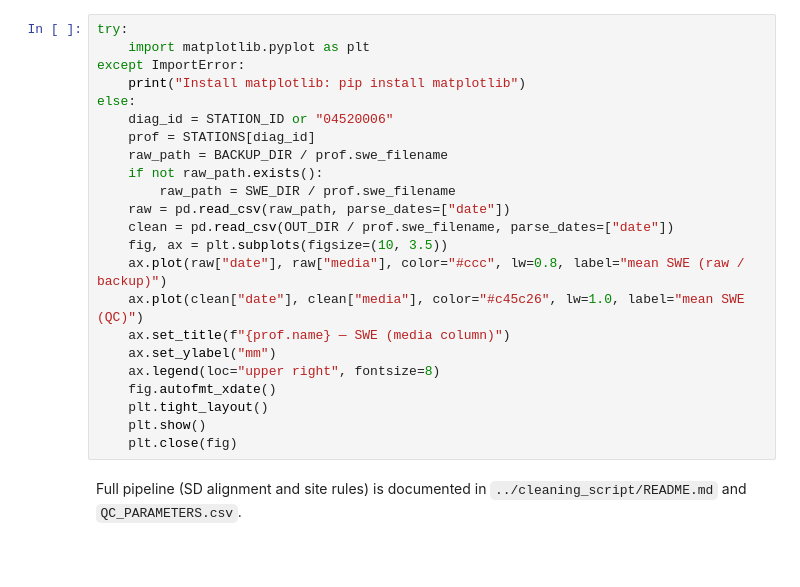
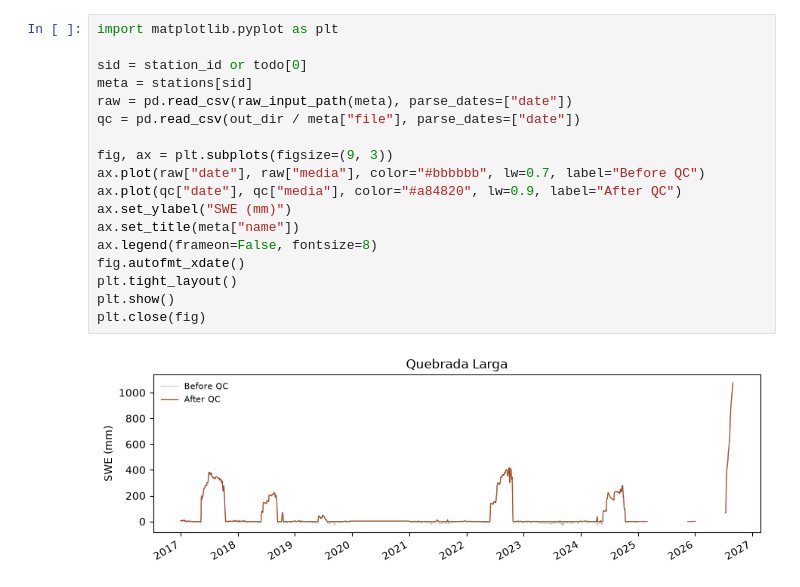
Before and after one commit to javiermedinamen-art/el-nino-2026-snow-qc, a Jupyter notebook: Snow_QC_Reproducible.ipynb, the cells around one changed output. Drawn from its saved outputs; the diff is of its cells as text; blank space fills up the shorter version.

```diff
--- a/Snow_QC_Reproducible.ipynb
+++ b/Snow_QC_Reproducible.ipynb
@@ -218,25 +182,20 @@ Optional: raw vs cleaned mean SWE (`media` column).
 # %%
-try:
-    import matplotlib.pyplot as plt
-except ImportError:
-    print("Install matplotlib: pip install matplotlib")
-else:
-    diag_id = STATION_ID or "04520006"
-    prof = STATIONS[diag_id]
-    raw_path = BACKUP_DIR / prof.swe_filename
-    if not raw_path.exists():
-        raw_path = SWE_DIR / prof.swe_filename
-    raw = pd.read_csv(raw_path, parse_dates=["date"])
-    clean = pd.read_csv(OUT_DIR / prof.swe_filename, parse_dates=["date"])
-    fig, ax = plt.subplots(figsize=(10, 3.5))
-    ax.plot(raw["date"], raw["media"], color="#ccc", lw=0.8, label="mean SWE (raw / backup)")
-    ax.plot(clean["date"], clean["media"], color="#c45c26", lw=1.0, label="mean SWE (QC)")
-    ax.set_title(f"{prof.name} — SWE (media column)")
-    ax.set_ylabel("mm")
-    ax.legend(loc="upper right", fontsize=8)
-    fig.autofmt_xdate()
-    plt.tight_layout()
-    plt.show()
-    plt.close(fig)
+import matplotlib.pyplot as plt
+
+sid = station_id or todo[0]
+meta = stations[sid]
+raw = pd.read_csv(raw_input_path(meta), parse_dates=["date"])
+qc = pd.read_csv(out_dir / meta["file"], parse_dates=["date"])
+
+fig, ax = plt.subplots(figsize=(9, 3))
+ax.plot(raw["date"], raw["media"], color="#bbbbbb", lw=0.7, label="Before QC")
+ax.plot(qc["date"], qc["media"], color="#a84820", lw=0.9, label="After QC")
+ax.set_ylabel("SWE (mm)")
+ax.set_title(meta["name"])
+ax.legend(frameon=False, fontsize=8)
+fig.autofmt_xdate()
+plt.tight_layout()
+plt.show()
+plt.close(fig)
+# %% [output]
+[figure, added]
-# %% [markdown]
-Full pipeline (SD alignment and site rules) is documented in `../cleaning_script/README.md` and `QC_PARAMETERS.csv`.
```
Also changed, not shown: parts of 17 cells of this notebook, 4 other files.
